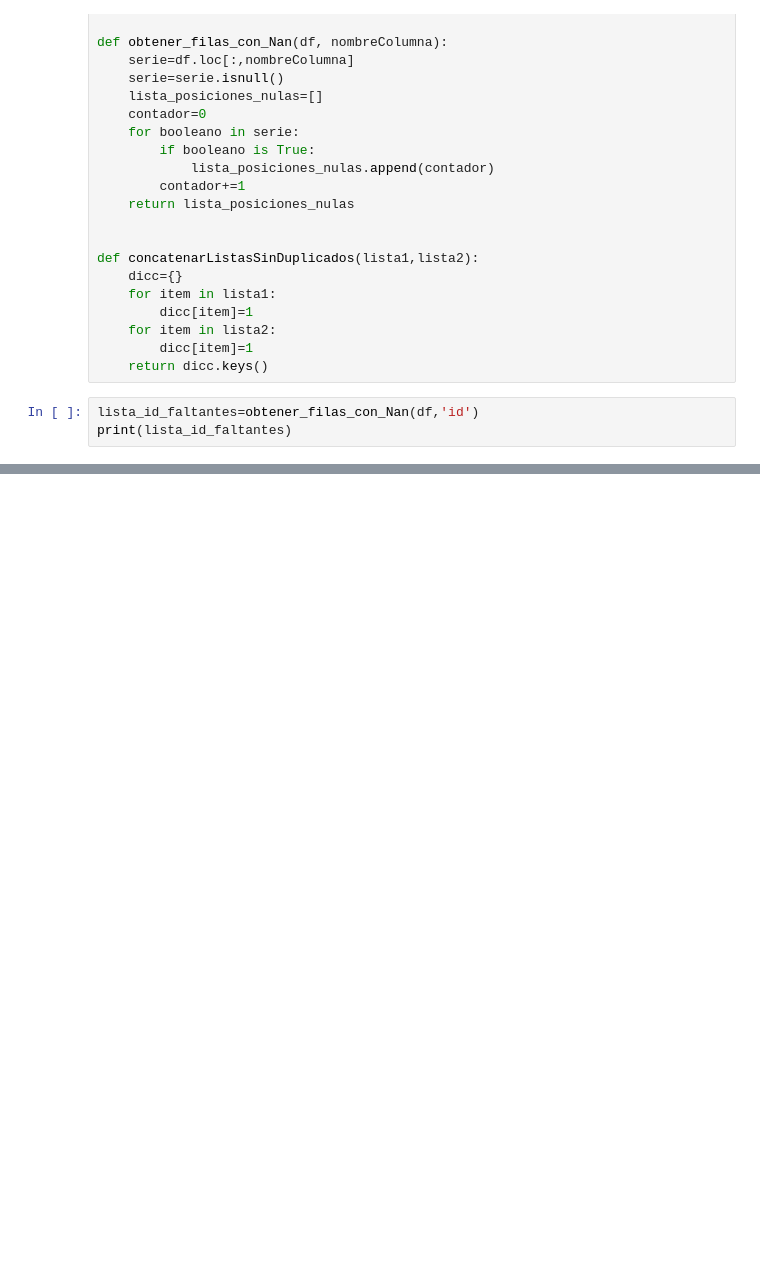
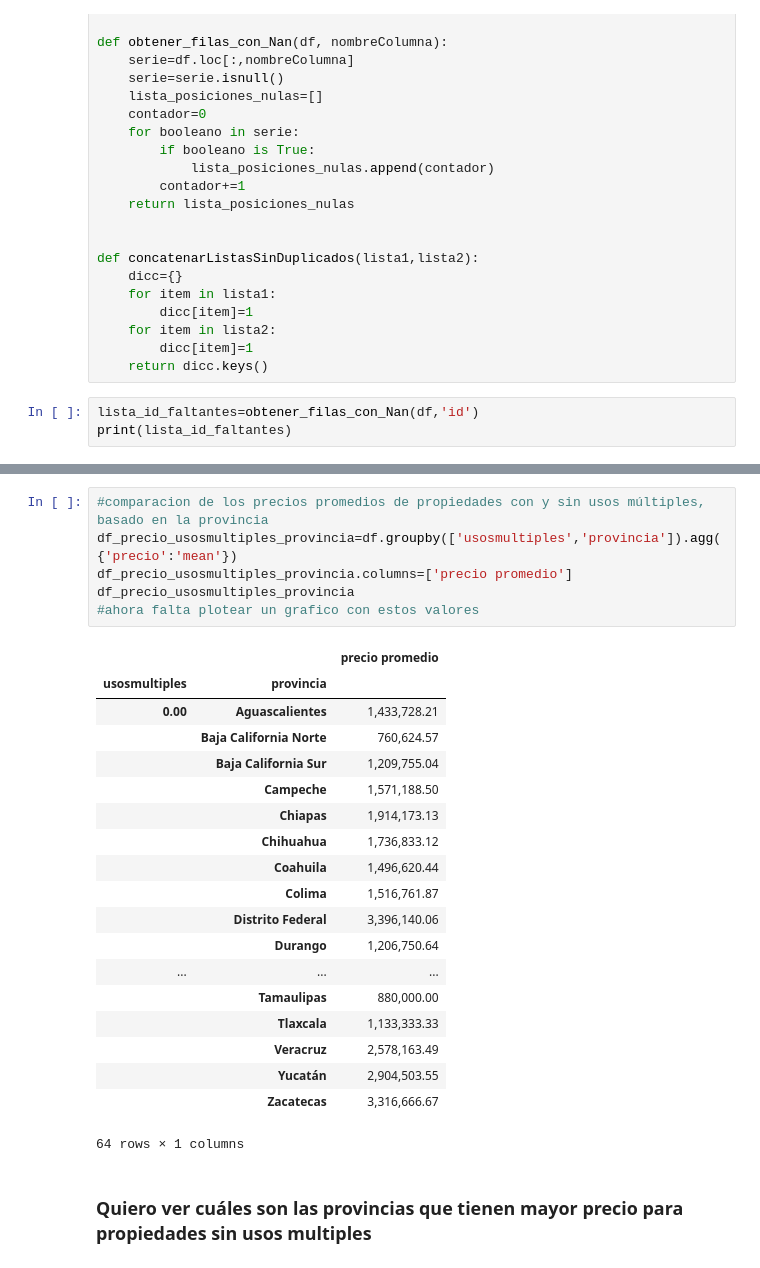
Before and after one commit to tomasSabao/TP1-OrganizacionDeDatos, a Jupyter notebook: TP1.ipynb, the cells around one changed output, grey strips where cells are left out. Cells and saved outputs as stored; diff of their text form; blank space fills up the shorter version.

```diff
--- a/TP1.ipynb
+++ b/TP1.ipynb
@@ -1046,0 +1315,28 @@ Name: lat, Length: 112147, dtype: int64>
+# %%
+#comparacion de los precios promedios de propiedades con y sin usos múltiples, basado en la provincia
+df_precio_usosmultiples_provincia=df.groupby(['usosmultiples','provincia']).agg({'precio':'mean'})
+df_precio_usosmultiples_provincia.columns=['precio promedio']
+df_precio_usosmultiples_provincia
+#ahora falta plotear un grafico con estos valores
+# %% [output]
+|  |  | precio promedio |
+| usosmultiples | provincia |  |
+| 0.00 | Aguascalientes | 1,433,728.21 |
+|  | Baja California Norte | 760,624.57 |
+|  | Baja California Sur | 1,209,755.04 |
+|  | Campeche | 1,571,188.50 |
+|  | Chiapas | 1,914,173.13 |
+|  | Chihuahua | 1,736,833.12 |
+|  | Coahuila | 1,496,620.44 |
+|  | Colima | 1,516,761.87 |
+|  | Distrito Federal | 3,396,140.06 |
+|  | Durango | 1,206,750.64 |
+| ... | ... | ... |
+|  | Tamaulipas | 880,000.00 |
+|  | Tlaxcala | 1,133,333.33 |
+|  | Veracruz | 2,578,163.49 |
+|  | Yucatán | 2,904,503.55 |
+|  | Zacatecas | 3,316,666.67 |
+64 rows × 1 columns
+# %% [markdown]
+### Quiero ver cuáles son las provincias que tienen mayor precio para propiedades sin usos multiples
```
Also changed, not shown: parts of 62 cells of this notebook.
